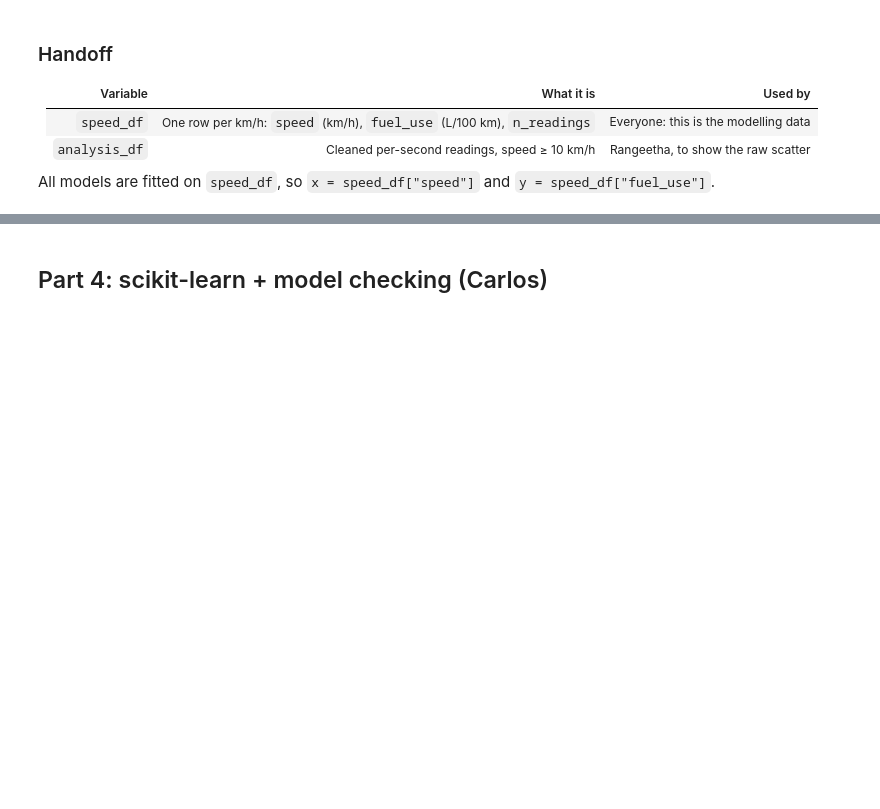
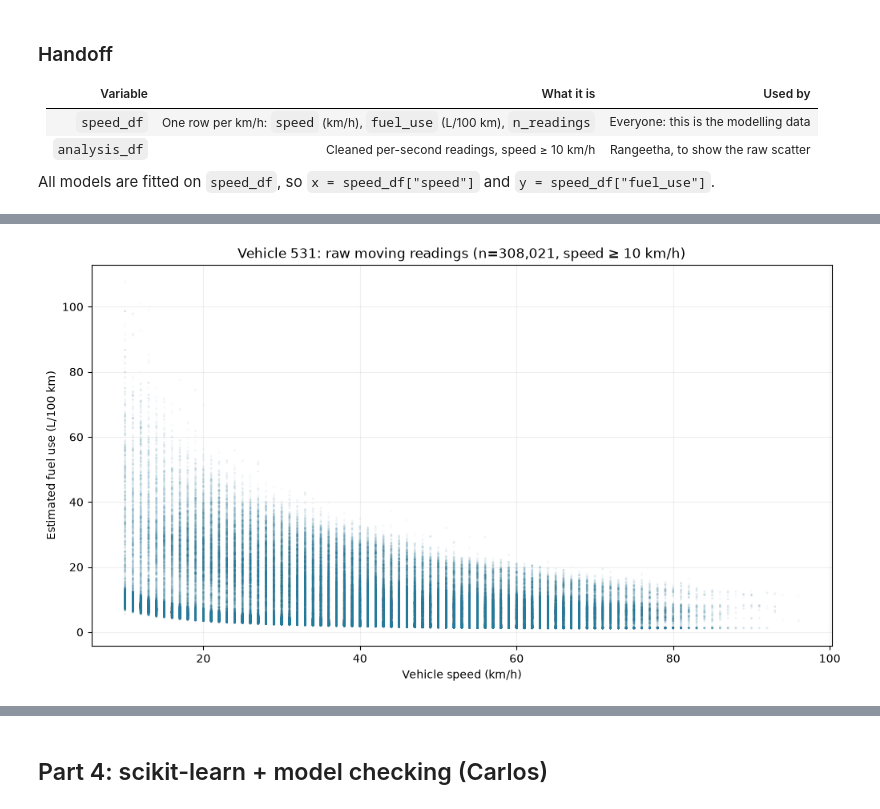
Before and after one commit to Namypark/ved-fuel-speed-linearization, a Jupyter notebook: src/main.ipynb, the cells around one changed output, grey strips where cells are left out. Drawn from its saved outputs; the diff is of its cells as text; code cells hidden in the pictures; blank space fills up the shorter version.

```diff
--- a/src/main.ipynb
+++ b/src/main.ipynb
@@ -294,0 +298,7 @@ All models are fitted on `speed_df`, so `x = speed_df["speed"]` and `y = speed_d
+# %%
+from IPython.display import display
+from transform_analysis import PolynomialTransformer, VehicleEDA
+
+PROJECT_ROOT = DataLoader().path.parents[1]
+FIGURE_DIR = PROJECT_ROOT / 'figures'
+FIGURE_DIR.mkdir(exist_ok=True)
@@ -294,0 +342,7 @@ All models are fitted on `speed_df`, so `x = speed_df["speed"]` and `y = speed_d
+# %%
+eda = VehicleEDA()
+fig, ax = eda.raw_scatter(analysis_df)
+fig.savefig(FIGURE_DIR / 'vehicle531_raw_scatter.png', dpi=160, bbox_inches='tight')
+plt.show()
+# %% [output]
+[figure, added]
```
Also changed, not shown: parts of 24 cells of this notebook, 3 other files.
